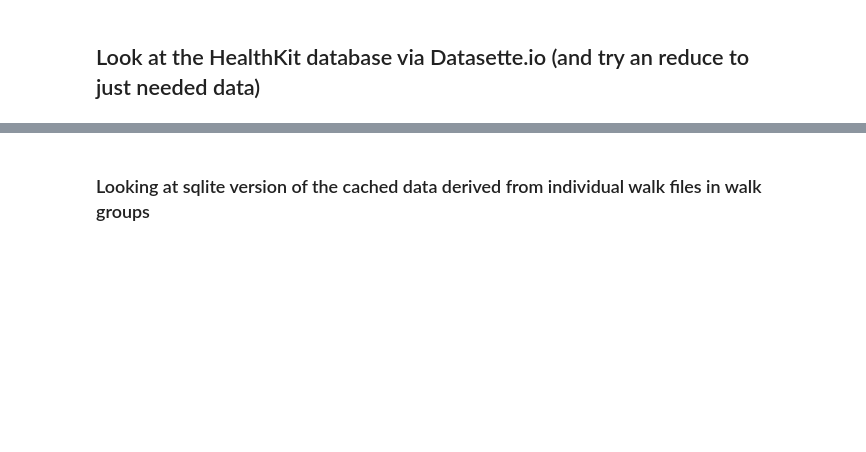
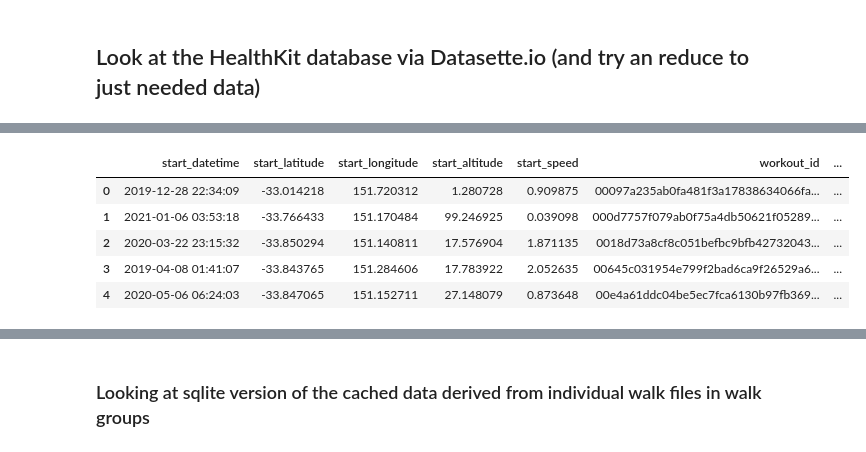
Before and after one commit to Mjboothaus/emmaus_walking, a Jupyter notebook: nbs/02_database.ipynb, the cells around one changed output, grey strips where cells are left out. Saved outputs shown, nothing was run; the diff lists cells and outputs as text; code cells hidden in the pictures; blank space fills up the shorter version.

```diff
--- a/nbs/02_database.ipynb
+++ b/nbs/02_database.ipynb
@@ -184,0 +238,17 @@ start_point_df['date'] = start_point_df['date'].apply(lambda dt: pendulum.instan
+# %%
+def calculate_elapsed_time_minutes(finish_datetime, start_datetime):
+    dt = pendulum.parse(finish_datetime) - pendulum.parse(start_datetime)
+    return dt.in_seconds() / 60 / 60
+# %%
+walk_info_df['elapsed_time_hours'] = walk_info_df.apply(lambda row: calculate_elapsed_time_minutes(row['finish_datetime'], row['start_datetime']), axis=1)
+# %%
+walk_info_df['start_datetime'] = walk_info_df['start_datetime'].apply(lambda dt: pendulum.parse(dt, tz="Australia/Sydney").to_datetime_string())    # TODO: Need to convert from UTC to Sydney local time?
+# %%
+walk_info_df.head()
+# %% [output]
+|  | start_datetime | start_latitude | start_longitude | start_altitude | start_speed | workout_id | ... |
+| 0 | 2019-12-28 22:34:09 | -33.014218 | 151.720312 | 1.280728 | 0.909875 | 00097a235ab0fa481f3a17838634066fa... | ... |
+| 1 | 2021-01-06 03:53:18 | -33.766433 | 151.170484 | 99.246925 | 0.039098 | 000d7757f079ab0f75a4db50621f05289... | ... |
+| 2 | 2020-03-22 23:15:32 | -33.850294 | 151.140811 | 17.576904 | 1.871135 | 0018d73a8cf8c051befbc9bfb42732043... | ... |
+| 3 | 2019-04-08 01:41:07 | -33.843765 | 151.284606 | 17.783922 | 2.052635 | 00645c031954e799f2bad6ca9f26529a6... | ... |
+| 4 | 2020-05-06 06:24:03 | -33.847065 | 151.152711 | 27.148079 | 0.873648 | 00e4a61ddc04be5ec7fca6130b97fb369... | ... |
```
Also changed, not shown: parts of 31 cells of this notebook, 2 other files.
